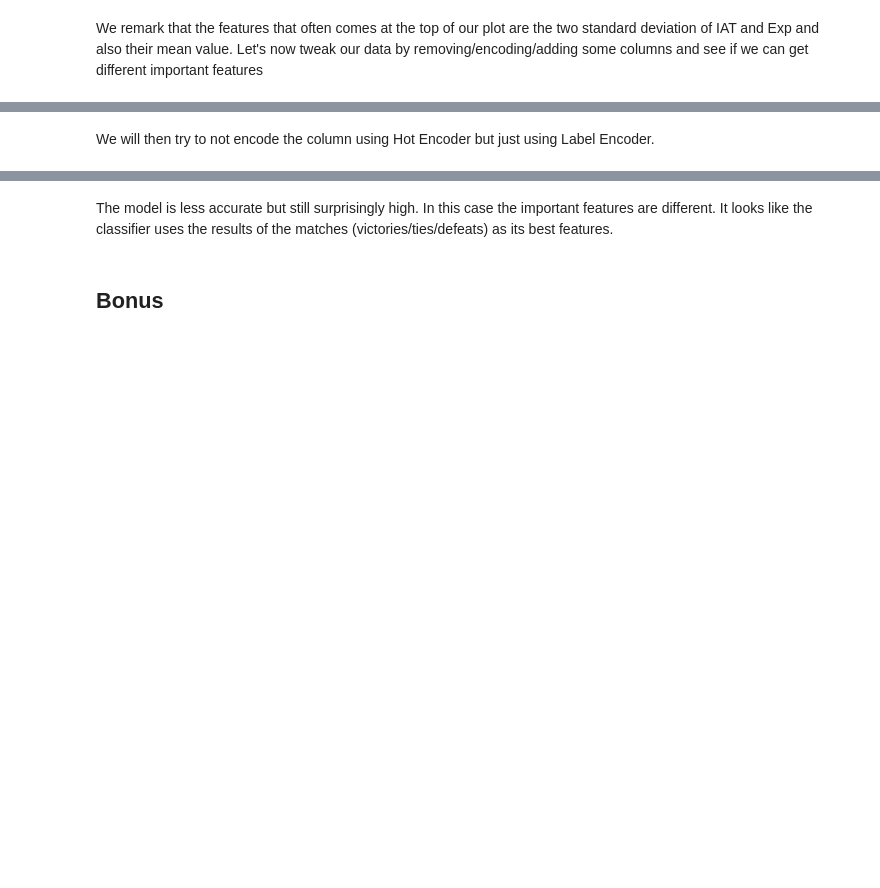
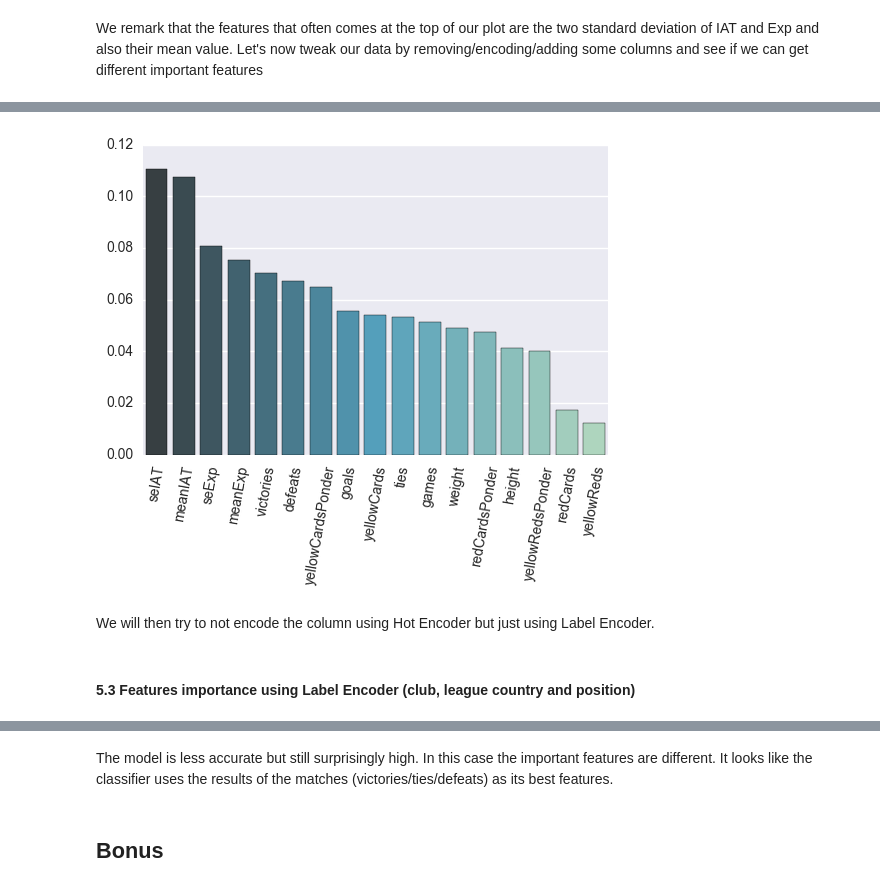
Before and after one commit to agpmilli/adaepfl, a Jupyter notebook: Homework/04 - Applied ML/AppliedML.ipynb, the cells around one changed output, grey strips where cells are left out. Drawn from its saved outputs; the diff is of its cells as text; code cells hidden in the pictures; blank space fills up the shorter version.

```diff
--- a/Homework/04 - Applied ML/AppliedML.ipynb
+++ b/Homework/04 - Applied ML/AppliedML.ipynb
@@ -369,8 +419,11 @@ print("Cross-val score:", scores.mean())
 # %%
-#Feature Importances
-class_helper.plot_importances(clf, players_norm_no_encoding, labels_norm)
+class_helper.plot_importances(clf, players_norm_no_encoding, labels_norm, 0.005)
+# %% [output]
+[figure, added]
 # %% [markdown]
 We will then try to not encode the column using Hot Encoder but just using Label Encoder.
+# %% [markdown]
+#### 5.3 Features importance using Label Encoder (club, league country and position)
 # %%
 label_encoded_data_norm = preproc_helper.label_encode(players_norm, ['club', 'leagueCountry','position'])
 labels_norm = label_encoded_data_norm.pop('y')
```
Also changed, not shown: parts of 24 cells of this notebook, 3 other files.
